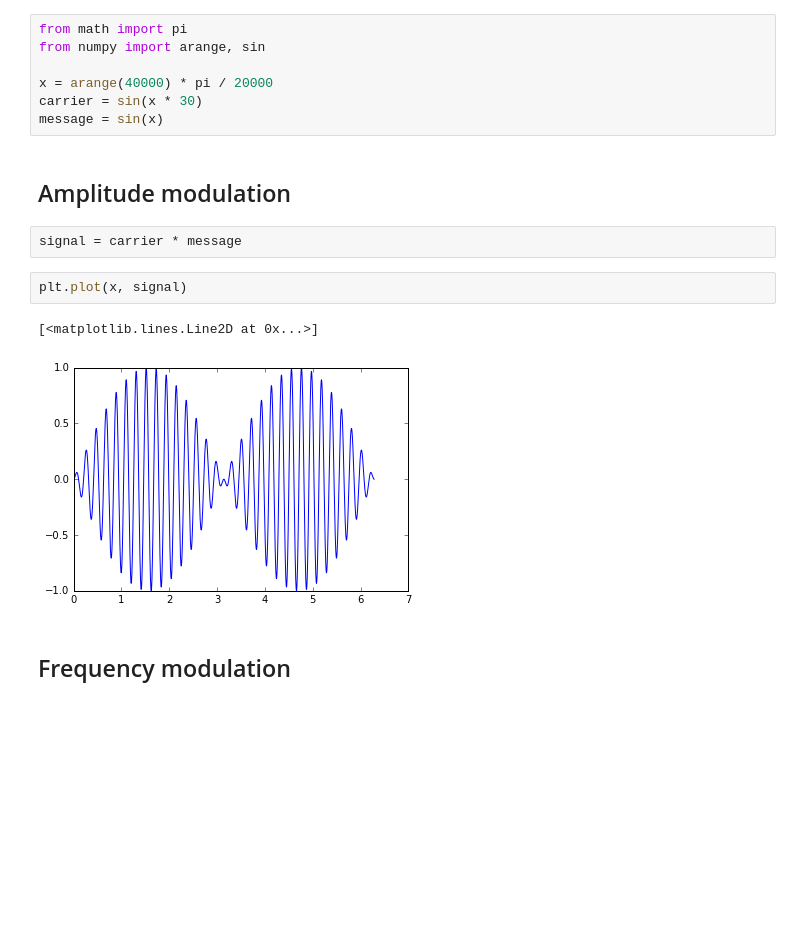
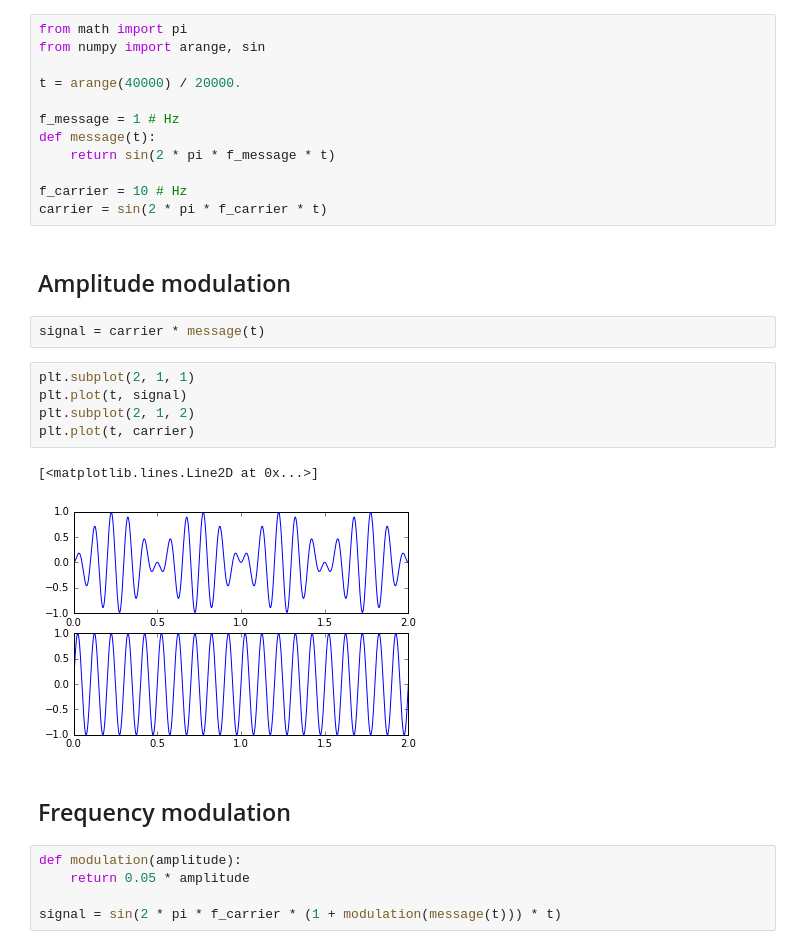
Before and after one commit to revesansparole/sample_project, a Jupyter notebook: notebook/big_notebook.ipynb, the cells around one changed output. Cells and saved outputs as stored; diff of their text form; blank space fills up the shorter version.

```diff
--- a/notebook/big_notebook.ipynb
+++ b/notebook/big_notebook.ipynb
@@ -22,19 +22,32 @@ import matplotlib.pyplot as plt
 from math import pi
 from numpy import arange, sin
 
-x = arange(40000) * pi / 20000
-carrier = sin(x * 30)
-message = sin(x)
+t = arange(40000) / 20000.
+
+f_message = 1 # Hz
+def message(t):
+    return sin(2 * pi * f_message * t)
+
+f_carrier = 10 # Hz
+carrier = sin(2 * pi * f_carrier * t)
 # %% [markdown]
 Amplitude modulation
 --------------------
 # %%
-signal = carrier * message
+signal = carrier * message(t)
-# %%
-plt.plot(x, signal)
-# %% [output]
-[<matplotlib.lines.Line2D at 0x...>]
-[figure, removed]
+# %%
+plt.subplot(2, 1, 1)
+plt.plot(t, signal)
+plt.subplot(2, 1, 2)
+plt.plot(t, carrier)
+# %% [output]
+[<matplotlib.lines.Line2D at 0x...>]
+[figure, added]
 # %% [markdown]
 Frequency modulation
 --------------------
+# %%
+def modulation(amplitude):
+    return 0.05 * amplitude
+
+signal = sin(2 * pi * f_carrier * (1 + modulation(message(t))) * t)
```
Also changed, not shown: parts of 1 cell of this notebook.
